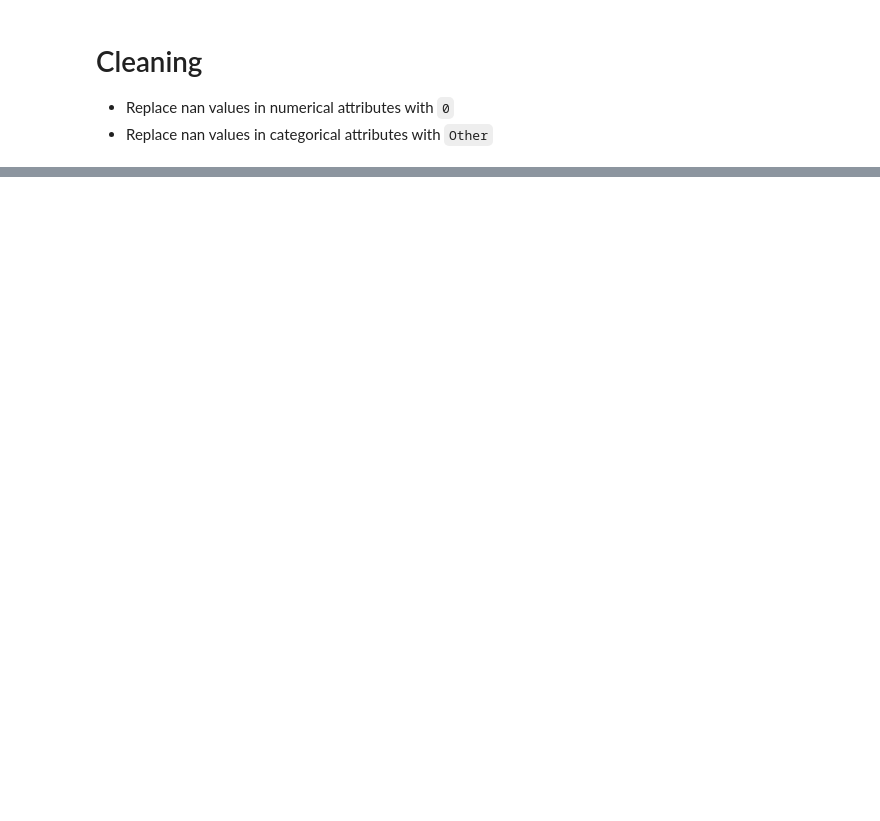
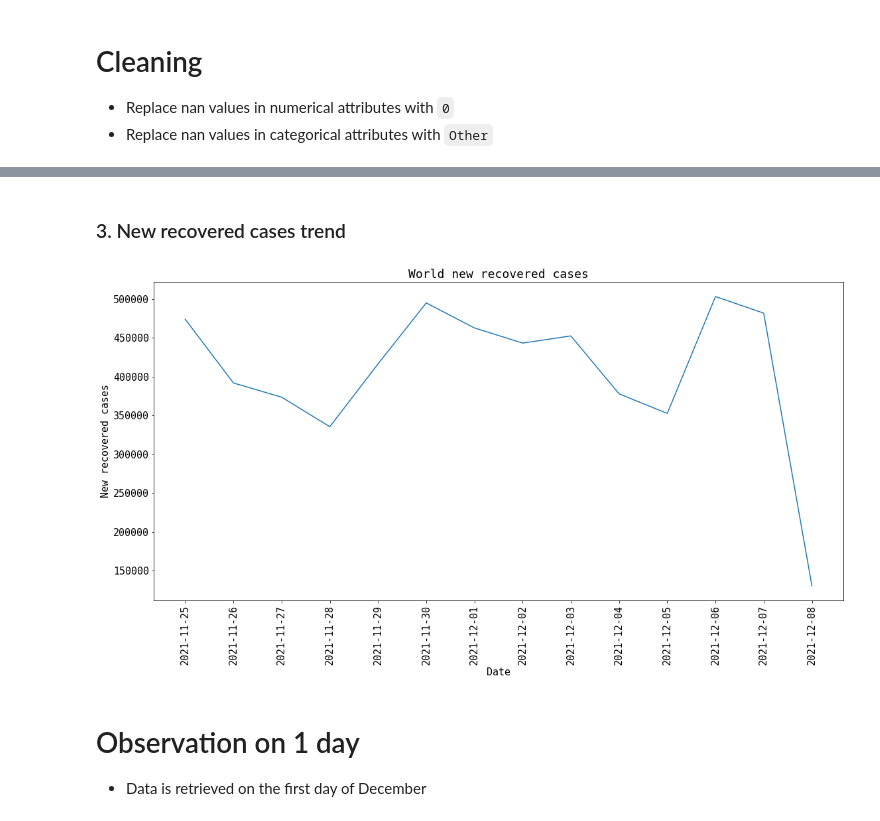
Before and after one commit to ndkhoa0704/Worldometers-explorer, a Jupyter notebook: explore.ipynb, the cells around one changed output, grey strips where cells are left out. Cells and saved outputs as stored; diff of their text form; code cells hidden in the pictures; blank space fills up the shorter version.

```diff
--- a/explore.ipynb
+++ b/explore.ipynb
@@ -104,0 +109,16 @@ def display_density(attr, date):
+# %% [markdown]
+### 3. New recovered cases trend
+# %%
+draw_fig(
+    [dates,[np.sum(dfs[d]["NewRecovered"]) for d in dates]],
+    'Date',
+    'New recovered cases',
+    'World new recovered cases',
+    'WorldNewRecoveredCasesAll',
+    'plot'
+    )
+# %% [output]
+[figure, added]
+# %% [markdown]
+# Observation on 1 day
+* Data is retrieved on the first day of December
```
Also changed, not shown: parts of 51 cells of this notebook, 25 other files.
